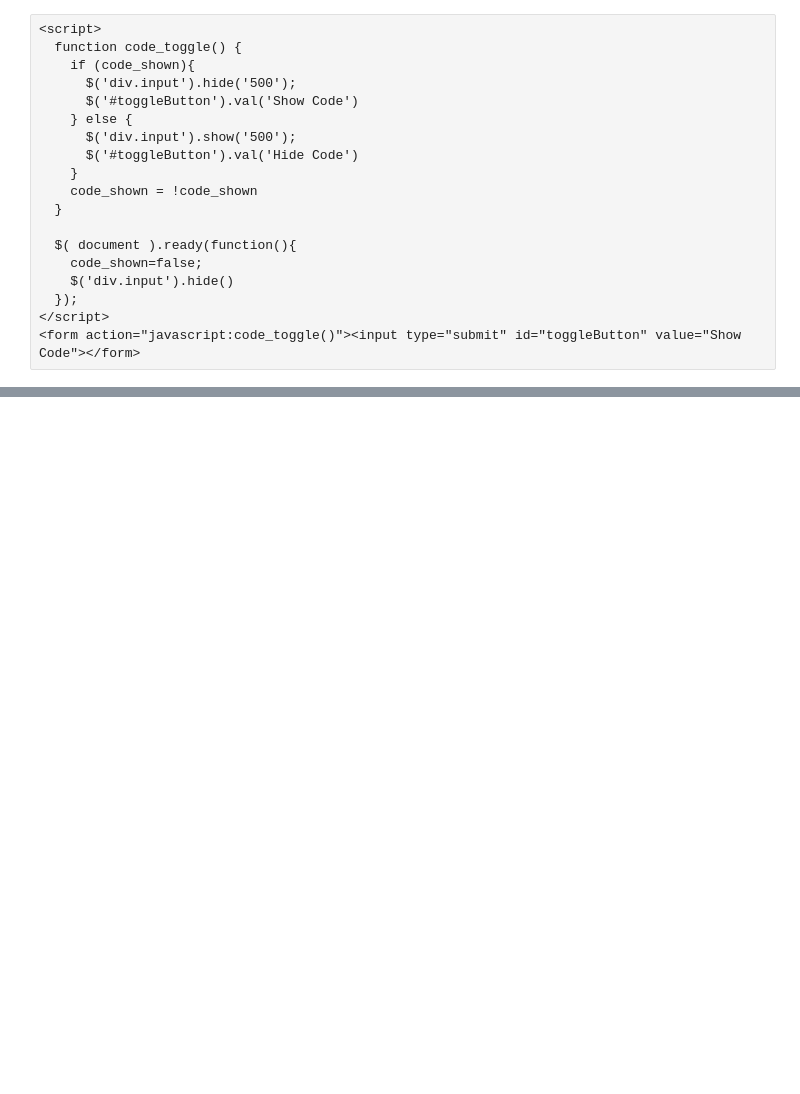
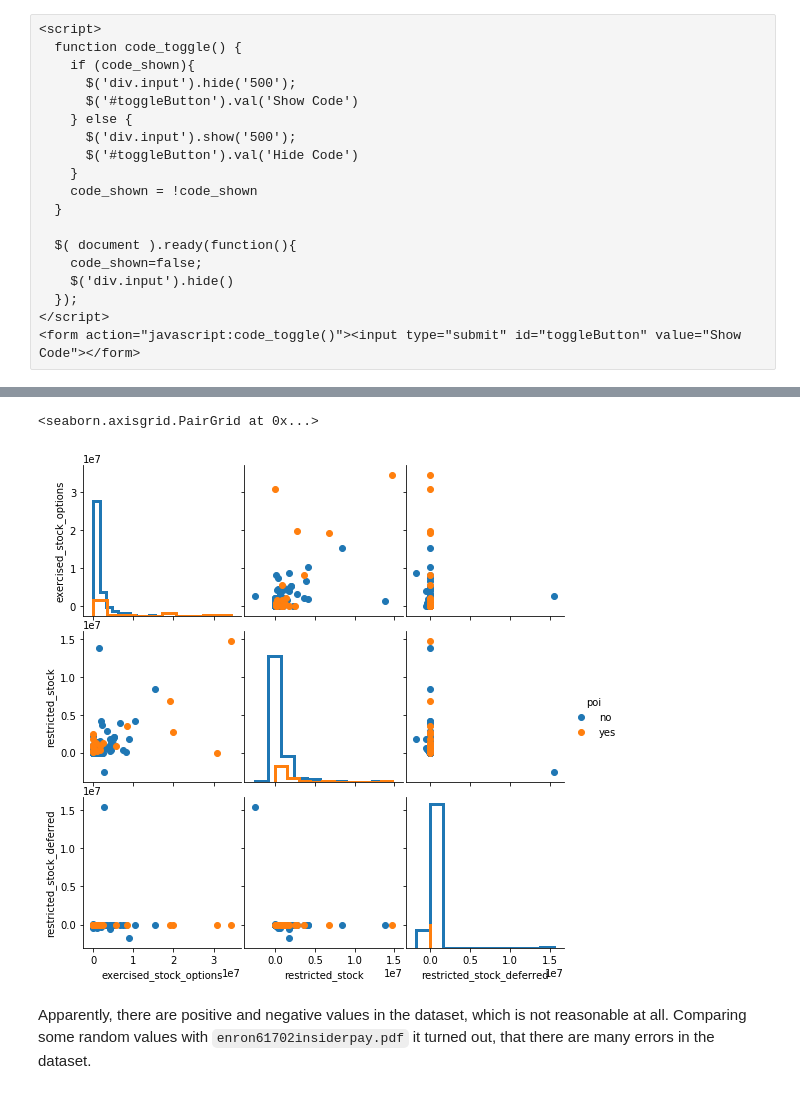
Before and after one commit to joewa/ud120-projects, a Jupyter notebook: final_project/final_project.ipynb, the cells around one changed output, grey strips where cells are left out. Cells and saved outputs as stored; diff of their text form; code cells hidden in the pictures; blank space fills up the shorter version.

```diff
--- a/final_project/final_project.ipynb
+++ b/final_project/final_project.ipynb
@@ -19,0 +254,7 @@
+# %%
+cols = features_financial_salary + features_financial_salary_total + features_financial_stock + features_financial_stock_total
+df_pdf = pd.DataFrame.from_dict(data_dict, columns=cols, orient='index')
+# Deferral items are negative...
+df_pdf['deferred_income'] = -df_pdf['deferred_income']
+df_pdf['restricted_stock_deferred'] = -df_pdf['restricted_stock_deferred']
+#df_pdf['deferral_payments'] = -df_pdf['deferral_payments']
@@ -19,0 +282,7 @@
+# %%
+ff = features_financial_salary+features_financial_salary_total + features_financial_stock + features_financial_stock_total
+# %%
+bs=[np.nan,np.nan,np.nan,np.nan,np.nan,np.nan,np.nan,137864.0, np.nan,137864.0, 15456290.0, 2604490.0, -2604490.0, 15456290.0]
+ys = [np.nan, np.nan, np.nan, np.nan, np.nan, np.nan, np.nan, 55097.0, np.nan, 55097.0, 192758.0, np.nan, np.nan, 192758.0]
+df_pdf.loc['BHATNAGAR SANJAY'] = pd.Series(bs, index=ff)
+df_pdf.loc['YEAP SOON'] = pd.Series(ys, index=ff)
@@ -19,0 +429,33 @@
+# %%
+# https://towardsdatascience.com/the-art-of-effective-visualization-of-multi-dimensional-data-6c7202990c57
+# http://scikit-learn.org/stable/auto_examples/ensemble/plot_partial_dependence.html
+# https://jakevdp.github.io/PythonDataScienceHandbook/04.14-visualization-with-seaborn.html
+# https://seaborn.pydata.org/tutorial/axis_grids.html
+df = df_pdf
+df = pd.DataFrame.from_dict(my_dataset, orient='index') #.replace('NaN', np.nan) # Load cleaned dataset
+df['poi'] = df['poi'].replace(True, 'yes')
+df['poi'] = df['poi'].replace(False, 'no')
+# features2plot = features_financial_salary+features_financial_stock + features_email + ['poi']
+features2plot = features_financial_stock + ['poi']
+df2plot = df[features2plot]
+#df2plot = df2plot[~(df2plot.isna().sum(axis=1)>0)] # plot only existing data
+#g = sns.pairplot(df2plot, hue="poi") #
+
+g = sns.PairGrid(df2plot, hue="poi")
+#g = sns.PairGrid(df2plot, vars=df2plot.columns[~df2plot.columns.isin(['poi'])].tolist(), hue="poi")
+#g = sns.PairGrid(df2plot, vars=df2plot.columns.tolist())
+#g = g.map(plt.scatter)
+g.fig.subplots_adjust(wspace=.02, hspace=.1);
+#g.fig.subplots_adjust(wspace=.02, hspace=.02);
+g = g.map_upper(plt.scatter)
+g = g.map_diag(plt.hist, histtype="step", linewidth=3)
+#g.map_diag(sns.kdeplot, lw=3, legend=False);
+#g.map_lower(sns.kdeplot)
+g = g.map_lower(plt.scatter)
+g.add_legend()
+#g.map_offdiag(plt.scatter)
+# %% [output]
+<seaborn.axisgrid.PairGrid at 0x...>
+[figure, added]
+# %% [markdown]
+Apparently, there are positive and negative values in the dataset, which is not reasonable at all. Comparing some random values with `enron61702insiderpay.pdf` it turned out, that there are many errors in the dataset.
```
Also changed, not shown: parts of 48 cells of this notebook, 5 other files.
